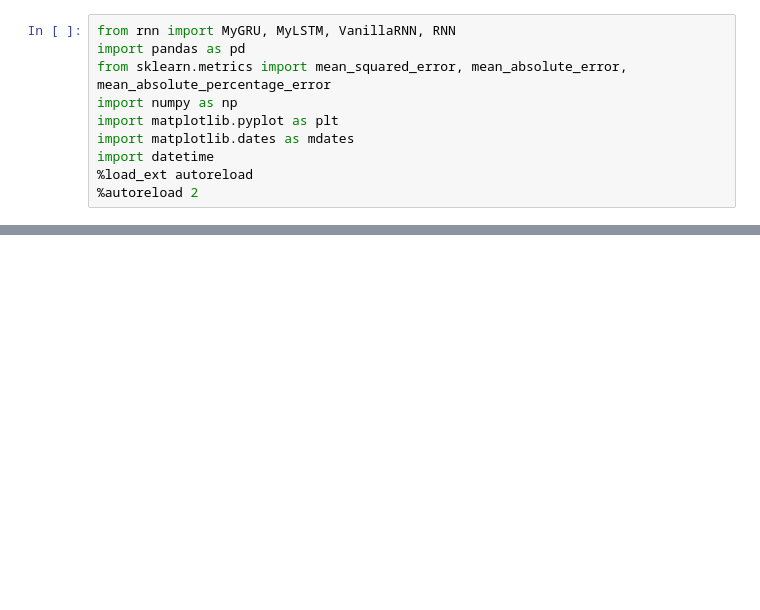
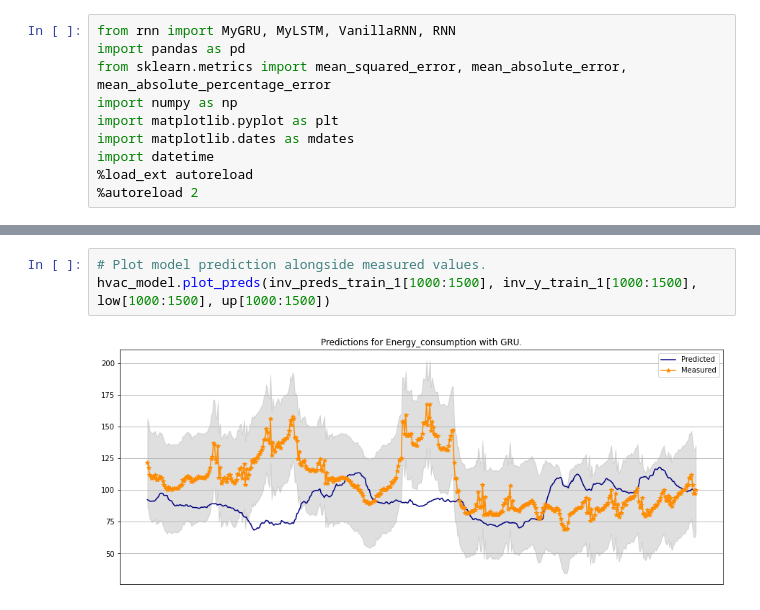
Before and after one commit to hamk-uas/HAMK_Smart_City, a Jupyter notebook: main.ipynb, the cells around one changed output, grey strips where cells are left out. Saved outputs shown, nothing was run; the diff lists cells and outputs as text; blank space fills up the shorter version.

```diff
--- a/main.ipynb
+++ b/main.ipynb
@@ -241,0 +239,5 @@ plt.show()
+# %%
+# Plot model prediction alongside measured values.
+hvac_model.plot_preds(inv_preds_train_1[1000:1500], inv_y_train_1[1000:1500], low[1000:1500], up[1000:1500])
+# %% [output]
+[figure, added]
```
Also changed, not shown: parts of 31 cells of this notebook, 9 other files.
